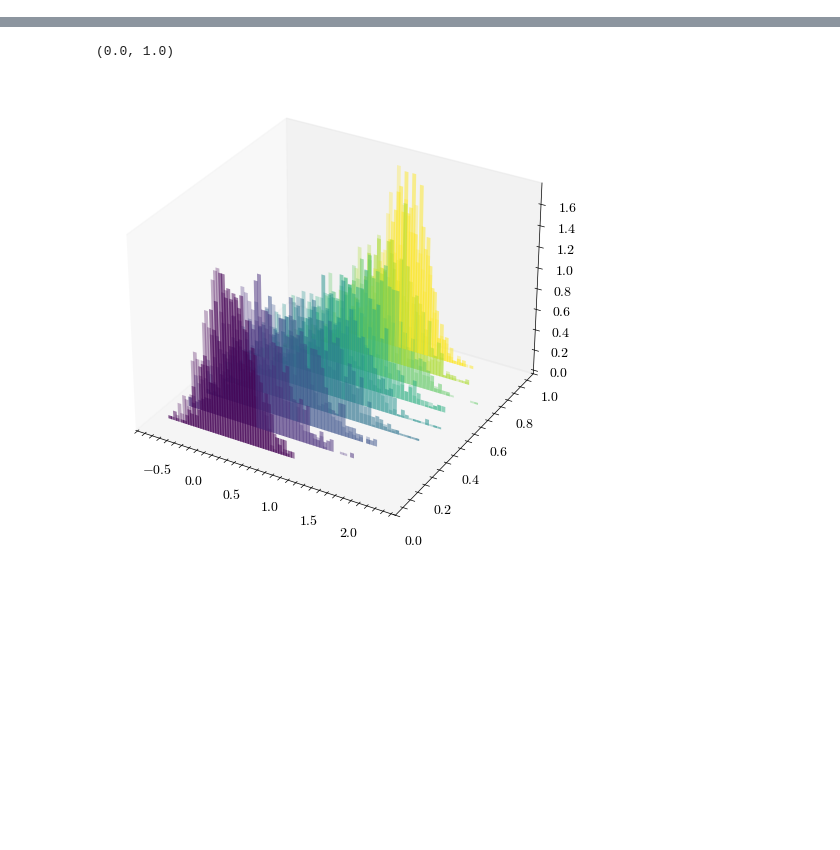
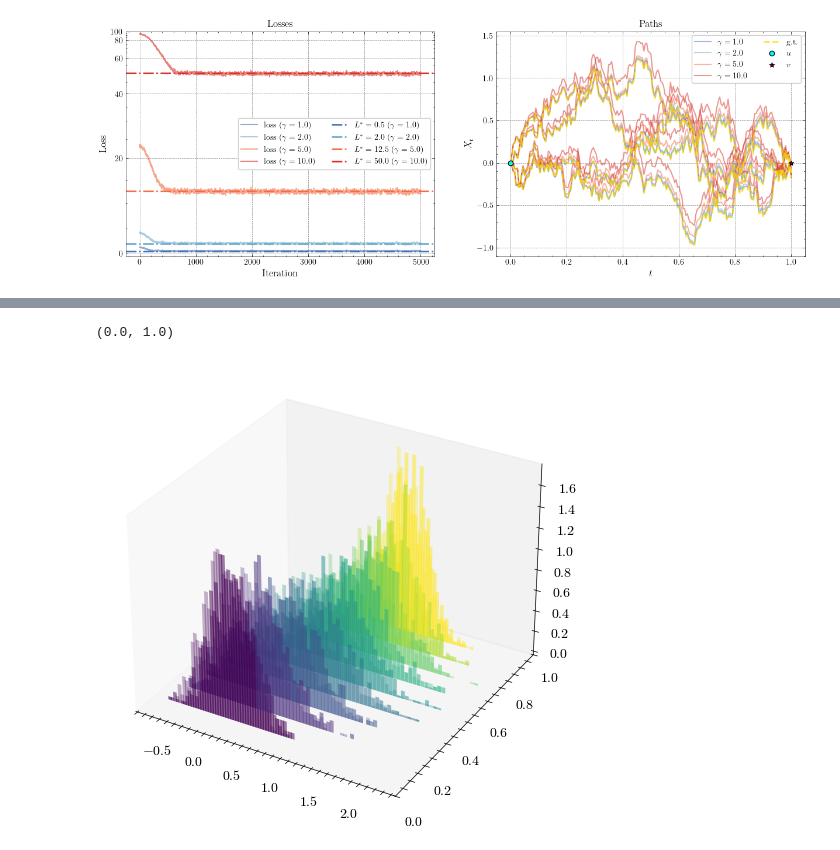
Before and after one commit to bookdiver/neuralbridge, a Jupyter notebook: notebooks/linear_models.ipynb, the cells around one changed output, grey strips where cells are left out. Saved outputs shown, nothing was run; the diff lists cells and outputs as text; code cells hidden in the pictures; blank space fills up the shorter version.

```diff
--- a/notebooks/linear_models.ipynb
+++ b/notebooks/linear_models.ipynb
@@ -283,0 +193,13 @@ import numpy as np
+# %%
+optimal_loss_fn = lambda gamma, sigma: gamma**2 / (2 * sigma ** 2)
+optimal_nu_fn = lambda gamma, sigma: - gamma / sigma
+
+gammas = [1.0, 2.0, 5.0, 10.0]
+sigmas = [1.0, 1.0, 1.0, 1.0]
+optimal_losses = [optimal_loss_fn(gamma, sigma) for gamma, sigma in zip(gammas, sigmas)]
+optimal_nus = [optimal_nu_fn(gamma, sigma) for gamma, sigma in zip(gammas, sigmas)]
+for gamma, sigma, optimal_loss, optimal_nu in zip(gammas, sigmas, optimal_losses, optimal_nus):
+    print(f"gamma = {gamma}, sigma = {sigma}")
+    print(f"Optimal loss: {optimal_loss}")
+    print(f"Optimal nu: {optimal_nu}")
+    print("-" * 50)
@@ -283,0 +223,65 @@ import numpy as np
+# %%
+X_star_solver = Euler(X_star_1, W) # Bridge process is independent of gamma, therefore choose any one
+X_star_path = X_star_solver.solve(x0=u, rng_key=jax.random.PRNGKey(42), batch_size=8)
+# %%
+# Losses
+def smooth(values, weight=0.7):
+    smoothed = []
+    last = values[0]
+    for value in values:
+        smoothed_value = last * weight + (1 - weight) * value
+        smoothed.append(smoothed_value)
+        last = smoothed_value
+    return smoothed
+
+def inverse(a):
+    # Adjust the scale factor to control the "spread" of the transformation
+    scale = 2.0  # Try values between 0.05 and 0.5
+    a = scale * jnp.deg2rad(a)
+    return jnp.rad2deg(jnp.log(jnp.abs(jnp.tan(a) + 1.0 / jnp.cos(a)))) / scale
+
+def forward(a):
+    scale = 2.0  # Use the same scale factor as in forward
+    a = scale * jnp.deg2rad(a)
+    return jnp.rad2deg(jnp.arctan(jnp.sinh(a))) / scale
+
+fig, axes = plt.subplots(1, 2, figsize=(15, 5))
+# Plot loss curves with increasing gamma values
+axes[0].plot(smooth(losses_1), color='#4575b4', alpha=0.6, label=r"loss ($\gamma = 1.0$)", linewidth=1.5)
+axes[0].plot(smooth(losses_2), color='#74add1', alpha=0.6, label=r"loss ($\gamma = 2.0$)", linewidth=1.5)
+axes[0].plot(smooth(losses_5), color='#f46d43', alpha=0.6, label=r"loss ($\gamma = 5.0$)", linewidth=1.5)
+axes[0].plot(smooth(losses_10), color='#d73027', alpha=0.6, label=r"loss ($\gamma = 10.0$)", linewidth=1.5)
+
+# Plot optimal loss lines with increased visibility
+axes[0].axhline(y=optimal_losses[0], color='#4575b4', linestyle='dashdot', linewidth=2.0,
+                label=fr'$L^*={optimal_losses[0]:.1f}$ $(\gamma = 1.0)$')
+axes[0].axhline(y=optimal_losses[1], color='#74add1', linestyle='dashdot', linewidth=2.0,
+                label=fr'$L^*={optimal_losses[1]:.1f}$ $(\gamma = 2.0)$')
+axes[0].axhline(y=optimal_losses[2], color='#f46d43', linestyle='dashdot', linewidth=2.0,
+                label=fr'$L^*={optimal_losses[2]:.1f}$ $(\gamma = 5.0)$')
+axes[0].axhline(y=optimal_losses[3], color='#d73027', linestyle='dashdot', linewidth=2.0,
+                label=fr'$L^*={optimal_losses[3]:.1f}$ $(\gamma = 10.0)$')
+axes[0].set_xlabel(r"Iteration", fontsize=12)
+axes[0].set_ylabel(r"Loss", fontsize=12)
+axes[0].set_yscale("function", functions=(forward, inverse))
+axes[0].set_ylim(-0.5, 100.0)
+axes[0].legend(ncol=2)
+axes[0].set_title(r"Losses")
+
+plot_sample_path(X_diamond_1_path[:4], ax=axes[1], colors='#4575b4', label=r"$\gamma = 1.0$", linewidth=1.5, zorder=1, alpha=0.5)
+plot_sample_path(X_diamond_2_path[:4], ax=axes[1], colors='#74add1', label=r"$\gamma = 2.0$", linewidth=1.5, zorder=1, alpha=0.5)
+plot_sample_path(X_diamond_5_path[:4], ax=axes[1], colors='#f46d43', label=r"$\gamma = 5.0$", linewidth=1.5, zorder=1, alpha=0.5)
+plot_sample_path(X_diamond_10_path[:4], ax=axes[1], colors='#d73027', label=r"$\gamma = 10.0$", linewidth=1.5, zorder=1, alpha=0.5)
+plot_sample_path(X_star_path[:4], ax=axes[1], colors="gold", label="g.t.", linewidth=2.0, zorder=2, linestyle="--")
+axes[1].scatter(0.0, 0.0, color="cyan", marker="o", edgecolor="black", linewidth=1.0, label=r"$u$", zorder=3)
+axes[1].scatter(1.0, 0.0, color="red", marker="*", edgecolor="black", linewidth=1.0, label=r"$v$", zorder=3)
+
+axes[1].legend(ncol=2)
+axes[1].set_xlabel(r"$t$", fontsize=12)
+axes[1].set_ylabel(r"$X_t$", fontsize=12)
+axes[1].set_title(r"Paths")
+
+fig.savefig("../assets/figures/brownian/losses_and_paths.pdf", dpi=300, bbox_inches="tight")
+plt.show()
+# %% [output]
+[figure, added]
```
Also changed, not shown: parts of 37 cells of this notebook, 13 other files.
